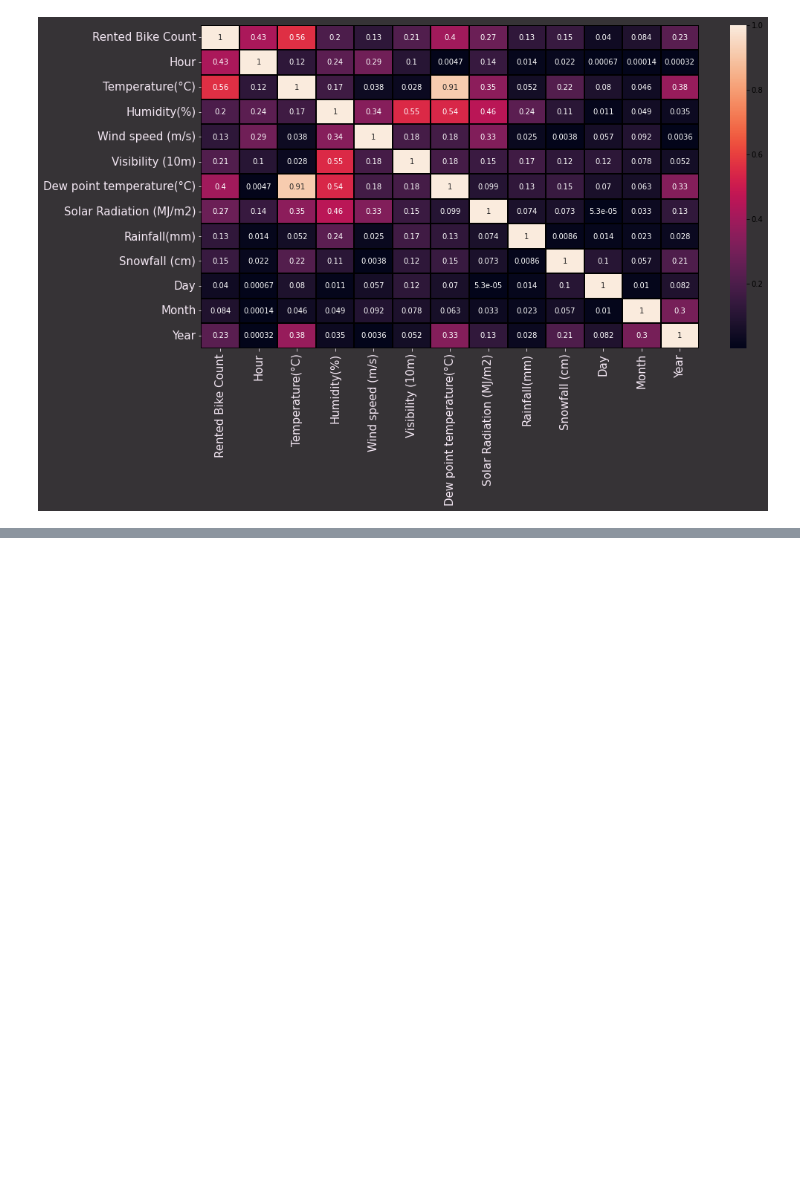
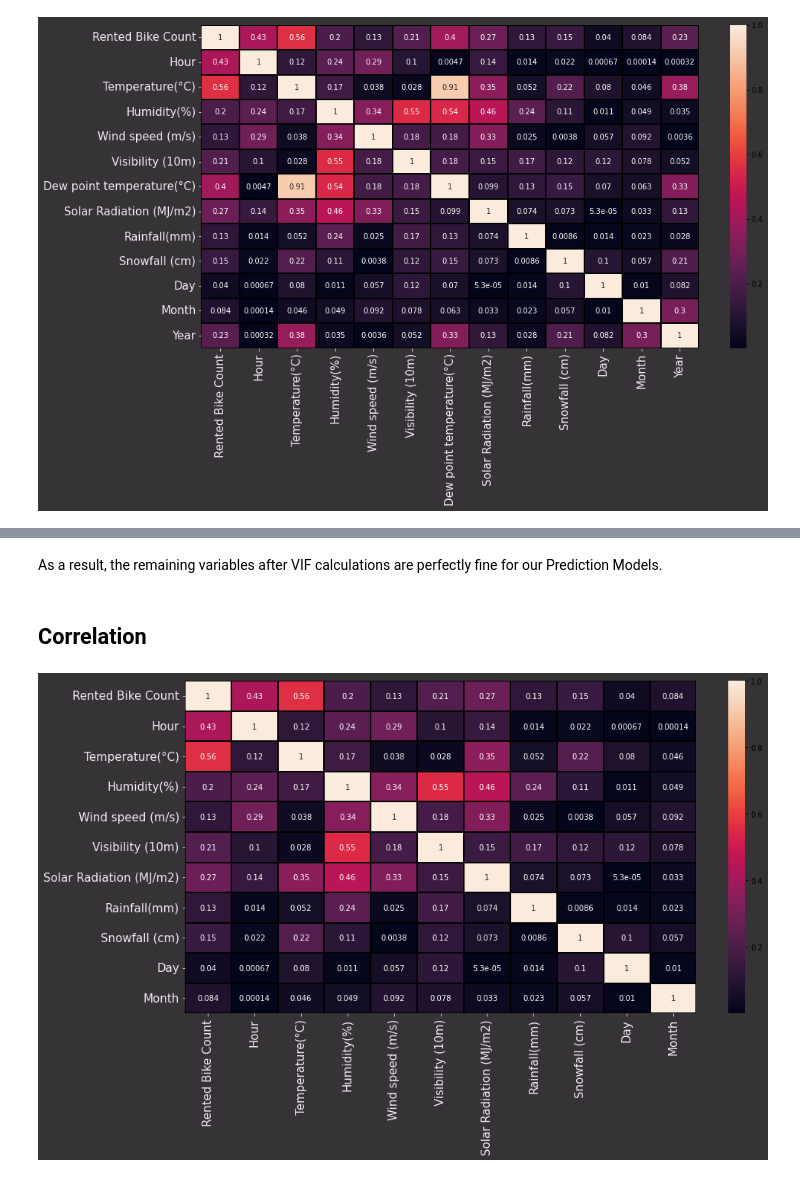
Before and after one commit to NitinYallapurkar/Bike_Sharing_Demand_Prediction, a Jupyter notebook: Bike_Sharing_Demand_Prediction.ipynb, the cells around one changed output, grey strips where cells are left out. Saved outputs shown, nothing was run; the diff lists cells and outputs as text; code cells hidden in the pictures; blank space fills up the shorter version.

Commit message:
VIF Calculation and Correlation

```diff
--- a/Bike_Sharing_Demand_Prediction.ipynb
+++ b/Bike_Sharing_Demand_Prediction.ipynb
@@ -444,0 +511,18 @@ ax.tick_params( colors='#F5E9F5',labelsize=15)
+# %% [markdown]
+As a result, the remaining variables after VIF calculations are perfectly fine for our Prediction Models.
+# %%
+# Dropping the columns with multi-collinearity.
+
+data = data.drop(['Dew point temperature(°C)','Year'],axis=1)
+# %% [markdown]
+## Correlation
+# %%
+# Checking multicollinearity after defining the new column and removing the previous ones from our dataframe.
+# Creating Heatmap to determine the co-relation
+fig, ax = plt.subplots(figsize=(15,8),facecolor="#363336")
+ax.patch.set_facecolor('#8C8C8C')
+sns.heatmap(abs(data.corr()),annot=True,linewidth=1,linecolor="black")
+ax.tick_params( colors='#F5E9F5',labelsize=15)
+ax.tick_params( colors='#F5E9F5',labelsize=15)
+# %% [output]
+[figure, added]
```
Also changed, not shown: parts of 11 cells of this notebook.
